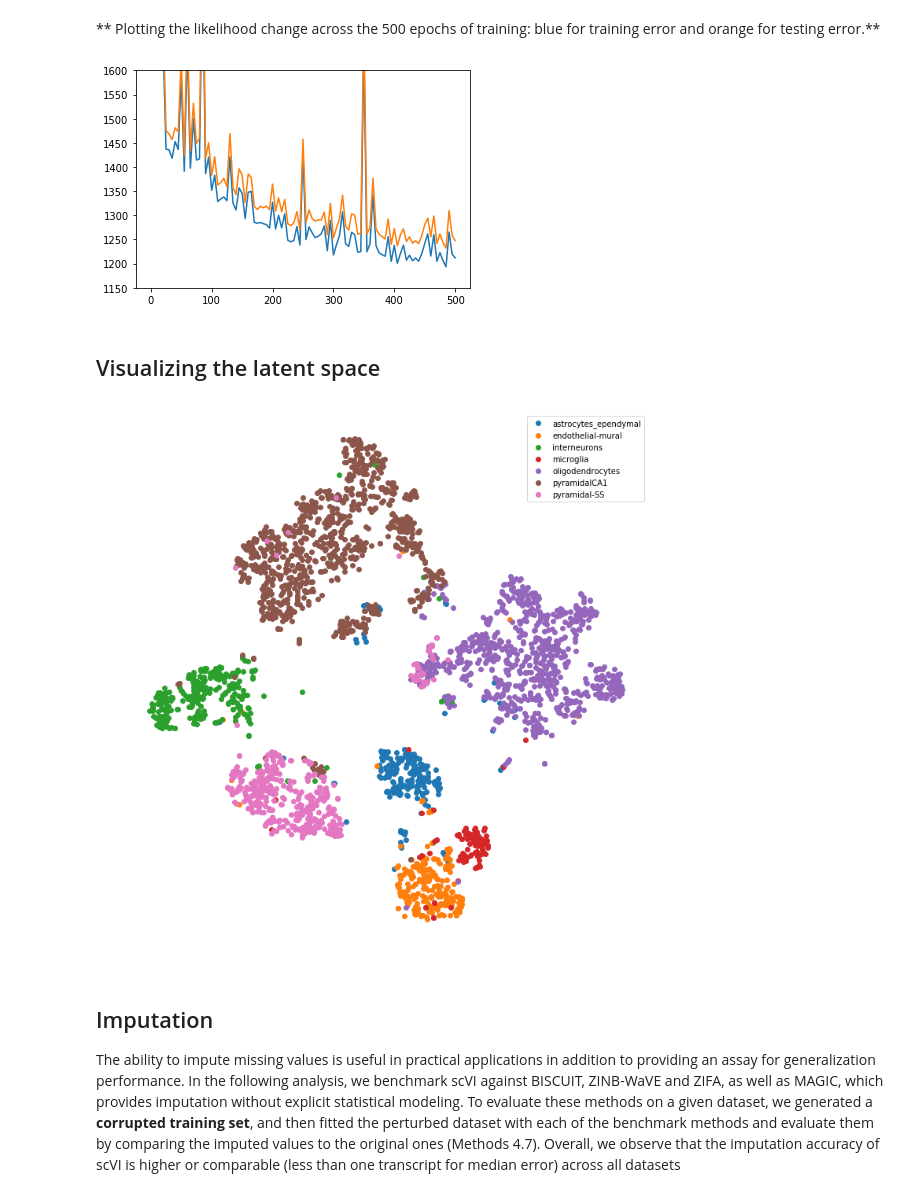
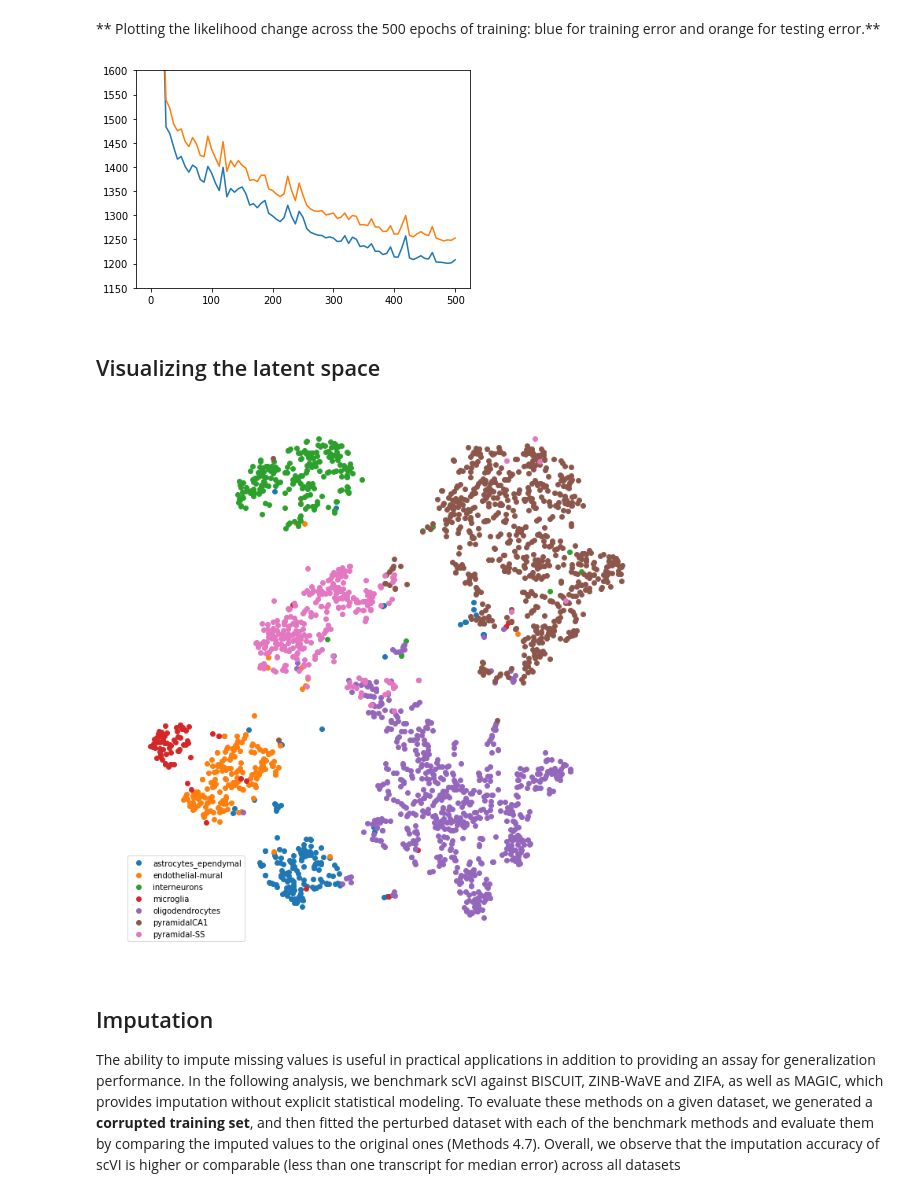
Before and after one commit to gabmis/scVI, a Jupyter notebook: docs/notebooks/basic_tutorial.ipynb, the cells around one changed output. Cells and saved outputs as stored; diff of their text form; code cells hidden in the pictures.

```diff
--- a/docs/notebooks/basic_tutorial.ipynb
+++ b/docs/notebooks/basic_tutorial.ipynb
@@ -44,7 +39,7 @@ Finished preprocessing Cortex data
 * __use_batches__: If the value of true than batch information is used in the training. Here it is set to false because the cortex data only contains one batch.
 * __use_cuda__: Set to true to use CUDA.
 # %%
-n_epochs=500
+n_epochs=400
 lr=1e-3
 use_batches=False
 use_cuda=True
@@ -52,30 +47,30 @@ use_cuda=True
 **Train the model and output model likelihood every 5 epochs**
 # %%
 vae = VAE(gene_dataset.nb_genes, n_batch=gene_dataset.n_batches * use_batches)
-infer = VariationalInference(vae,
-                             gene_dataset,
-                             train_size=0.9,
-                             use_cuda=use_cuda,
-                             frequency=5)
-infer.train(n_epochs=n_epochs, lr=lr)
+trainer = UnsupervisedTrainer(vae,
+                              gene_dataset,
+                              train_size=0.75,
+                              use_cuda=use_cuda,
+                              frequency=5)
+trainer.train(n_epochs=n_epochs, lr=lr)
 # %% [markdown]
 ** Plotting the likelihood change across the 500 epochs of training: blue for training error and orange for testing error.**
 # %%
-ll_train = infer.history["ll_train"]
-ll_test = infer.history["ll_test"]
-x = np.linspace(0,500,(len(ll_train)))
-plt.plot(x, ll_train)
-plt.plot(x, ll_test)
+ll_train_set = trainer.history["ll_train_set"]
+ll_test_set = trainer.history["ll_test_set"]
+x = np.linspace(0,500,(len(ll_train_set)))
+plt.plot(x, ll_train_set)
+plt.plot(x, ll_test_set)
 plt.ylim(1150,1600)
 plt.show()
 # %% [output]
-[figure, old version]
+[figure, new version]
 # %% [markdown]
 ## Visualizing the latent space
 # %%
-infer.show_t_sne('sequential', n_samples=False, color_by='labels')
+trainer.train_set.show_t_sne(n_samples=None, color_by='labels')
 # %% [output]
-[figure, old version]
+[figure, new version]
 # %% [markdown]
 ## Imputation
 
```
Also changed, not shown: parts of 18 cells of this notebook, 29 other files.
